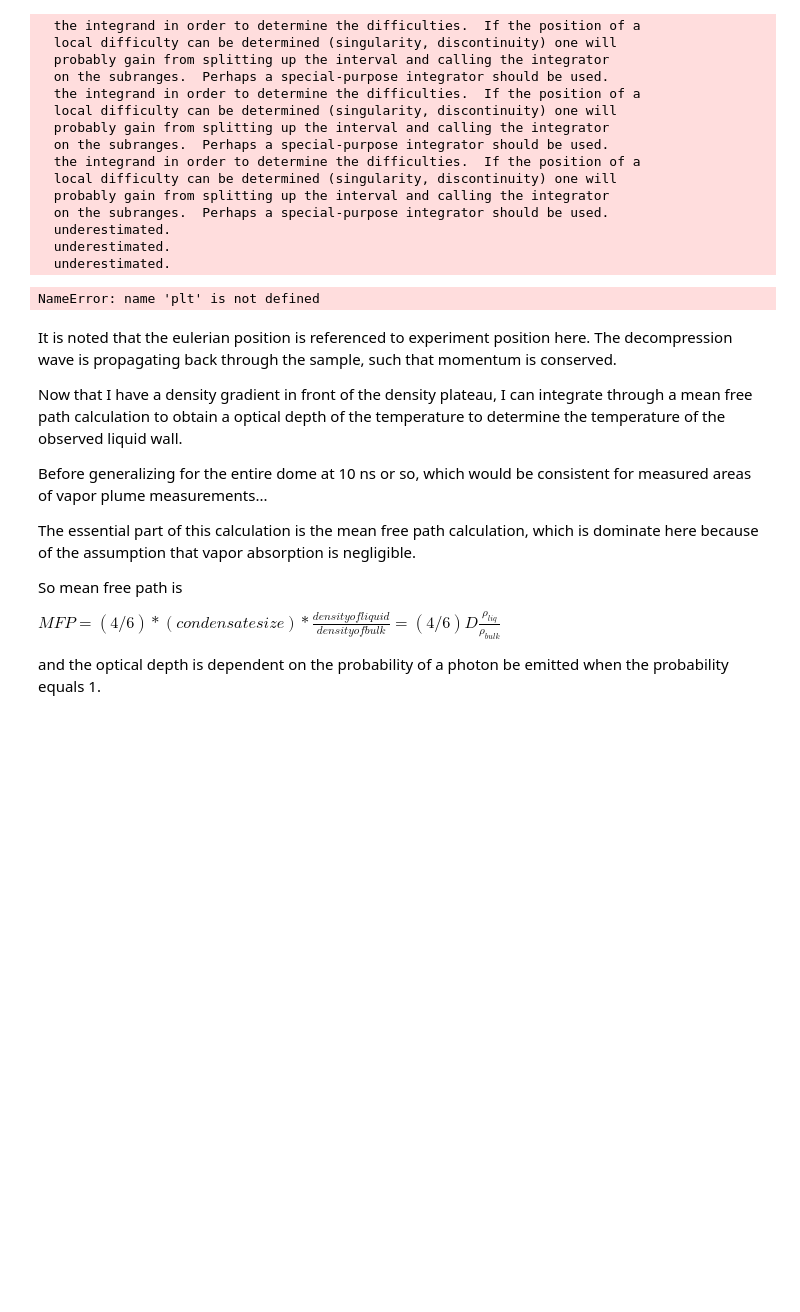
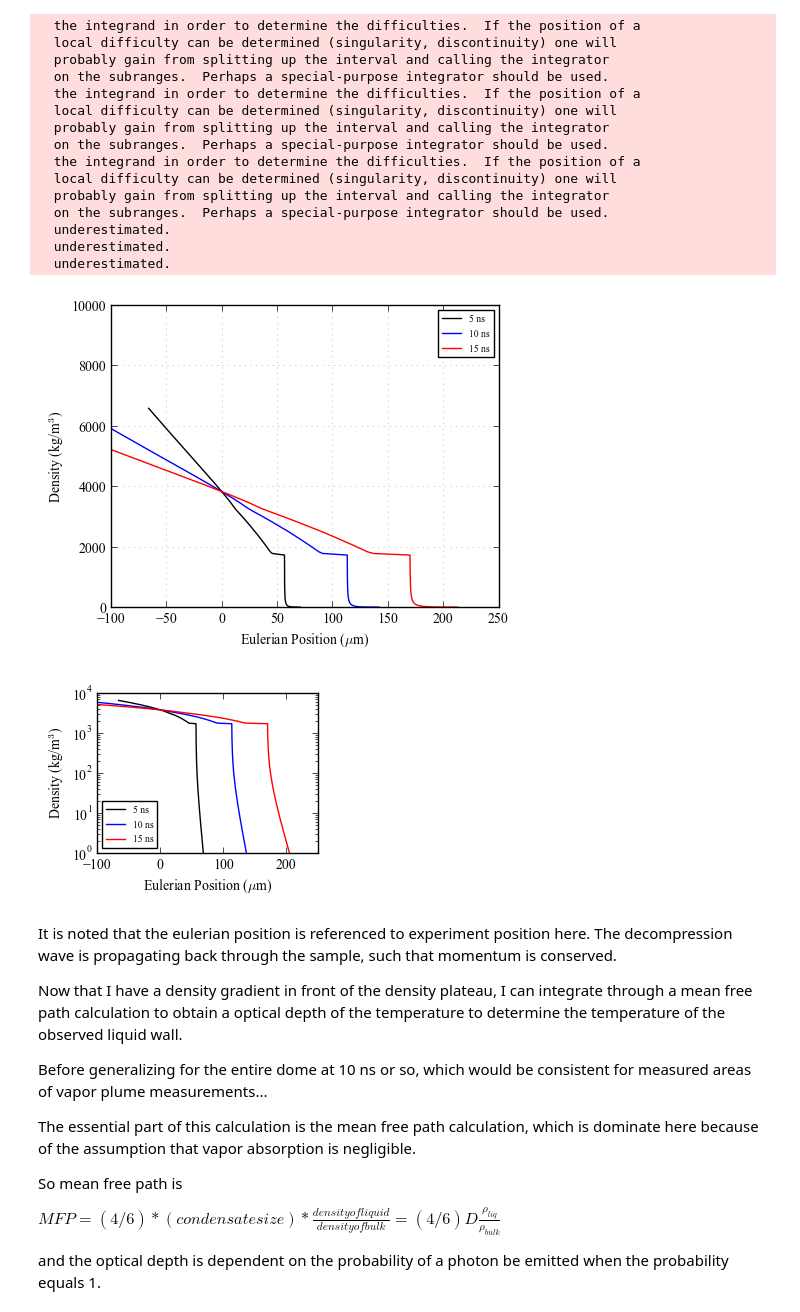
Before and after one commit to edavi006/Forsterite_Stagnation, a Jupyter notebook: L-V_Dome_DepressedTCalc.ipynb, the cells around one changed output. Drawn from its saved outputs; the diff is of its cells as text; code cells hidden in the pictures; blank space fills up the shorter version.

```diff
--- a/L-V_Dome_DepressedTCalc.ipynb
+++ b/L-V_Dome_DepressedTCalc.ipynb
@@ -590,39 +594,41 @@ for i in range(Count_int):
  #integrate.quad(rho_s,forsthug.P[Sh_ind]*(10**9),forstEOS.P[S_ind,P_ind-i]*(10**9))[0]
 plt.figure()
 plt.rc('grid',color='black', linestyle=':', linewidth=0.5,alpha=0.25)
 
 plt.plot(x5*10**6+(Cs_rho(C_dens[0]) * time5 *10**6), C_dens[:], color="black",label ='5 ns')
 plt.plot(x10*10**6+(Cs_rho(C_dens[0]) * time10*10**6), C_dens[:], color="blue",label ='10 ns')
 plt.plot(x15*10**6+(Cs_rho(C_dens[0]) * time15*10**6), C_dens[:], color="Red",label ='15 ns')
 
 
 plt.xlabel('Eulerian Position ($\mu$m)')
-plt.ylabel('Density ($kg/m^3$)')
+plt.ylabel('Density (kg/m$^3$)')
 plt.xlim(-100,250)
 plt.ylim(1,10**4)
 #plt.semilogy()
 plt.legend(loc='upper right', fontsize='x-small',numpoints=1,scatterpoints=1 )
 plt.grid()
 plt.savefig('Eulerian_DensProfile_lin.pdf', format='pdf', dpi=1000)
 
-plt.figure()
+plt.figure(figsize=[3,2.4])
 plt.rc('grid',color='black', linestyle=':', linewidth=0.5,alpha=0.25)
 
 plt.plot(x5*10**6+(Cs_rho(C_dens[0]) * time5 *10**6), C_dens[:], color="black",label ='5 ns')
 plt.plot(x10*10**6+(Cs_rho(C_dens[0]) * time10*10**6), C_dens[:], color="blue",label ='10 ns')
 plt.plot(x15*10**6+(Cs_rho(C_dens[0]) * time15*10**6), C_dens[:], color="Red",label ='15 ns')
 
 
 plt.xlabel('Eulerian Position ($\mu$m)')
-plt.ylabel('Density ($kg/m^3$)')
+plt.ylabel('Density (kg/m$^3$)')
 plt.xlim(-100,250)
 plt.ylim(1,10**4)
 plt.semilogy()
-plt.legend(loc='upper right', fontsize='x-small',numpoints=1,scatterpoints=1 )
-plt.grid()
+plt.legend(loc='lower left', fontsize='x-small',numpoints=1,scatterpoints=1 )
+
+plt.tight_layout()
 plt.savefig('Eulerian_DensProfile.pdf', format='pdf', dpi=1000)
 # %% [output]
-NameError: name 'plt' is not defined
+[figure, added]
+[figure, added]
 # %% [markdown]
 It is noted that the eulerian position is referenced to experiment position here. The decompression wave is propagating back through the sample, such that momentum is conserved.
 
```
Also changed, not shown: parts of 5 cells of this notebook, 14 other files.
